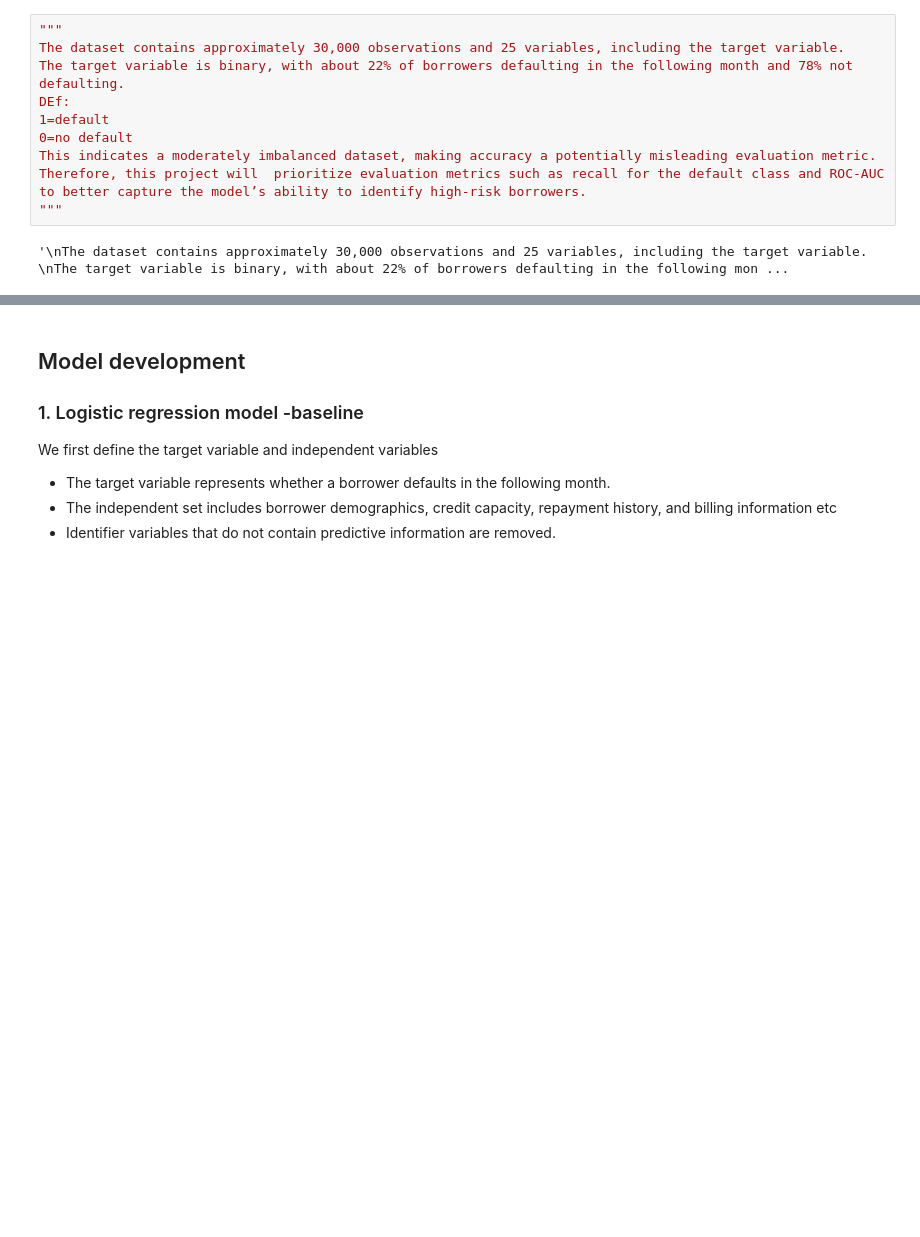
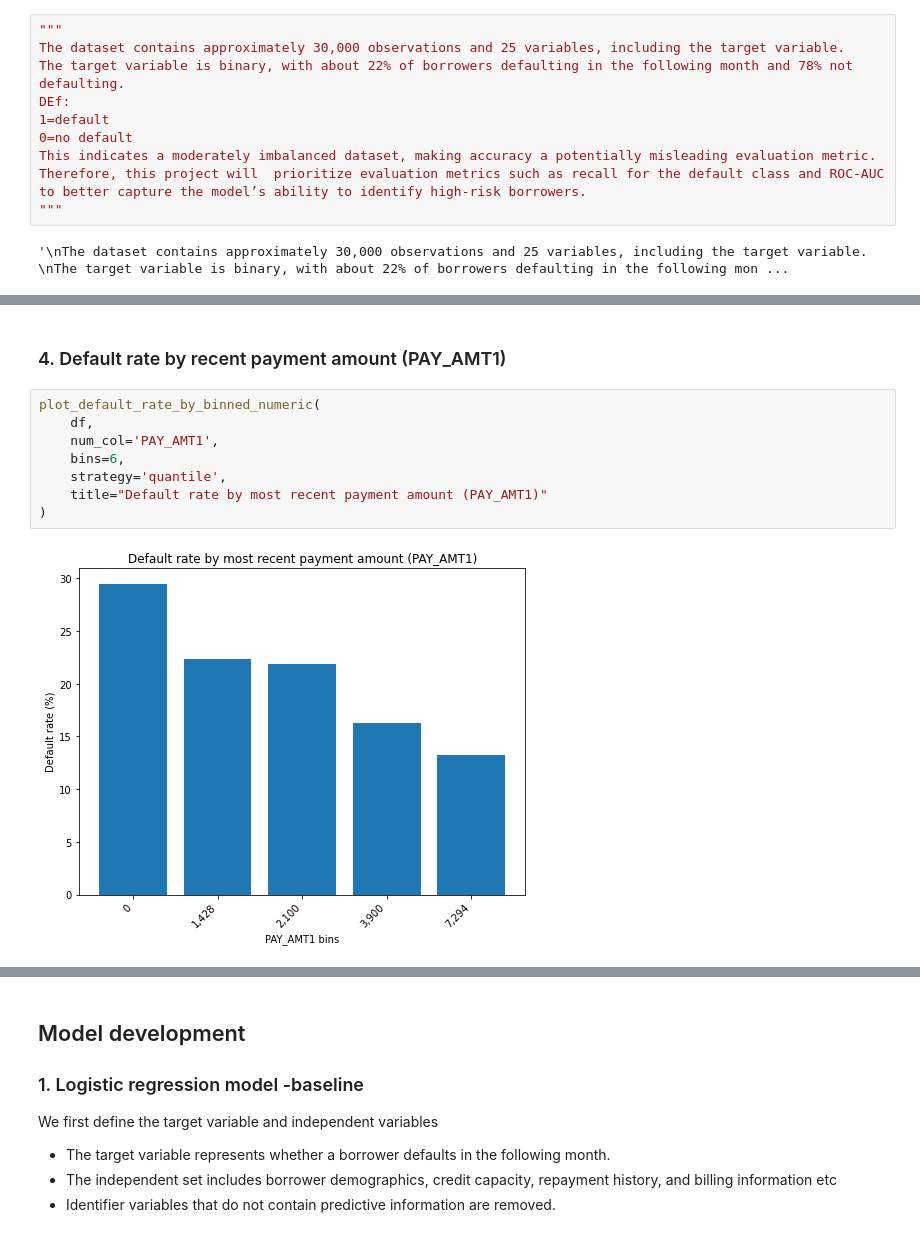
Before and after one commit to Aby-12/Credit-default-prediction-project, a Jupyter notebook: notebook.ipynb, the cells around one changed output, grey strips where cells are left out. Drawn from its saved outputs; the diff is of its cells as text; blank space fills up the shorter version.

```diff
--- a/notebook.ipynb
+++ b/notebook.ipynb
@@ -304,0 +215,12 @@ plt.show()
+# %% [markdown]
+### 4. Default rate by recent payment amount (PAY_AMT1)
+# %%
+plot_default_rate_by_binned_numeric(
+    df,
+    num_col='PAY_AMT1',
+    bins=6,
+    strategy='quantile',
+    title="Default rate by most recent payment amount (PAY_AMT1)"
+)
+# %% [output]
+[figure, added]
```
Also changed, not shown: parts of 51 cells of this notebook.
